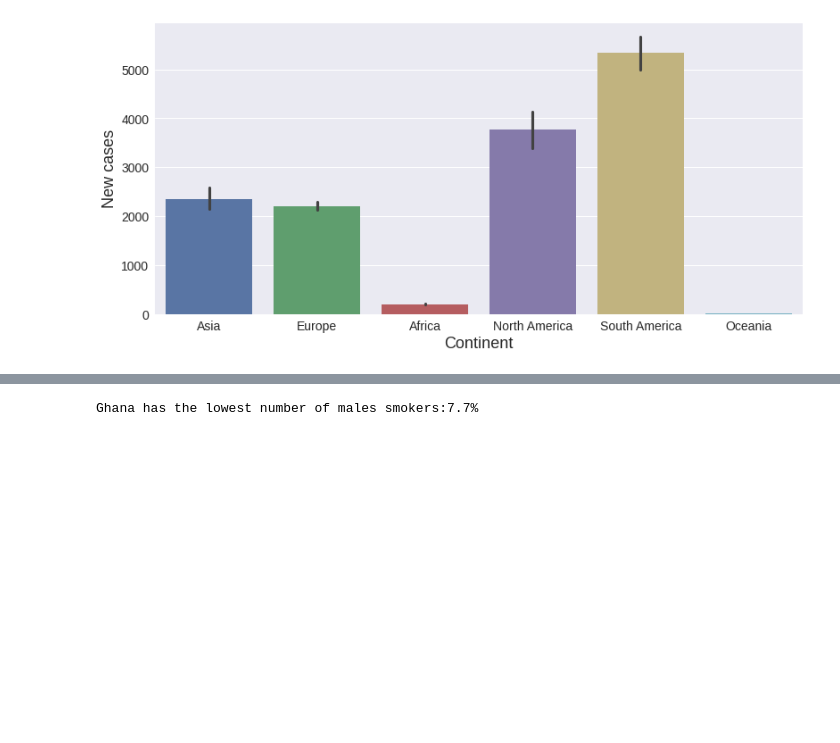
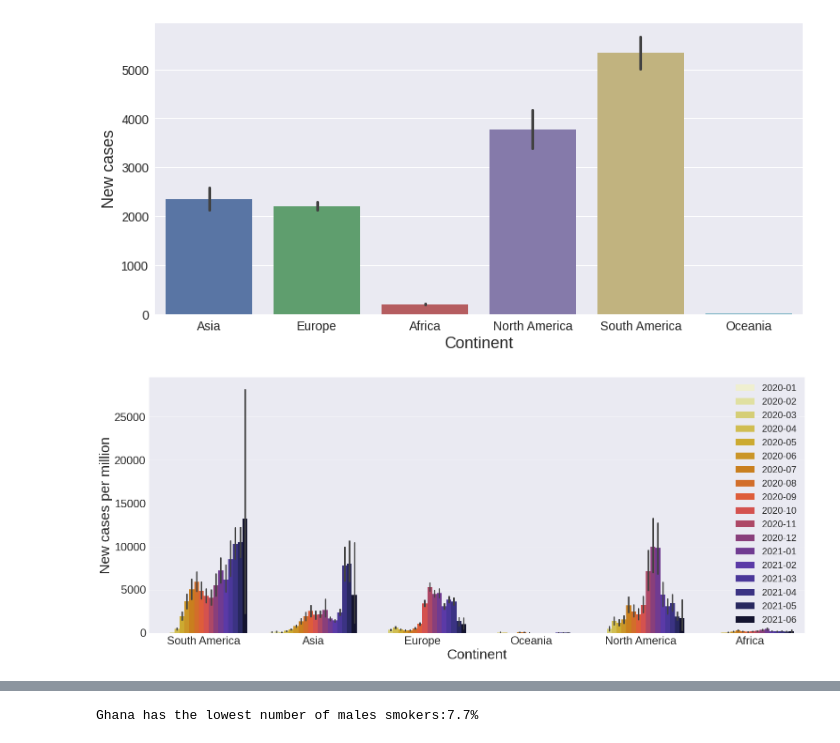
Before and after one commit to MikhailKuklin/exploratory_data_analysis_pandas, a Jupyter notebook: 2021_05_31_exploratory_data_analysis_pandas_partI.ipynb, the cells around one changed output, grey strips where cells are left out. Saved outputs shown, nothing was run; the diff lists cells and outputs as text; code cells hidden in the pictures; blank space fills up the shorter version.

```diff
--- a/2021_05_31_exploratory_data_analysis_pandas_partI.ipynb
+++ b/2021_05_31_exploratory_data_analysis_pandas_partI.ipynb
@@ -399,6 +402,20 @@ plt.yticks(fontsize=14)
 plt.show()
 # %% [output]
 [figure]
+# %%
+df['year'] = pd.DatetimeIndex(df['date']).year
+df['month_year'] = pd.to_datetime(df['date']).dt.to_period('M')
+df_sort=df.sort_values('month_year')
+plt.figure(figsize=(25,10))
+sns.barplot(x='continent', y='new_cases', hue='month_year', data=df_sort, palette='CMRmap_r')
+plt.xlabel('Continent', fontsize=30)
+plt.xticks(fontsize=24)
+plt.ylabel('New cases per million', fontsize=30)
+plt.yticks(fontsize=24)
+plt.legend(fontsize=20)
+plt.show()
+# %% [output]
+[figure, added]
 # %%
 # bar plot continent vs. total vaccinations per hundred
 
```
Also changed, not shown: parts of 20 cells of this notebook.
